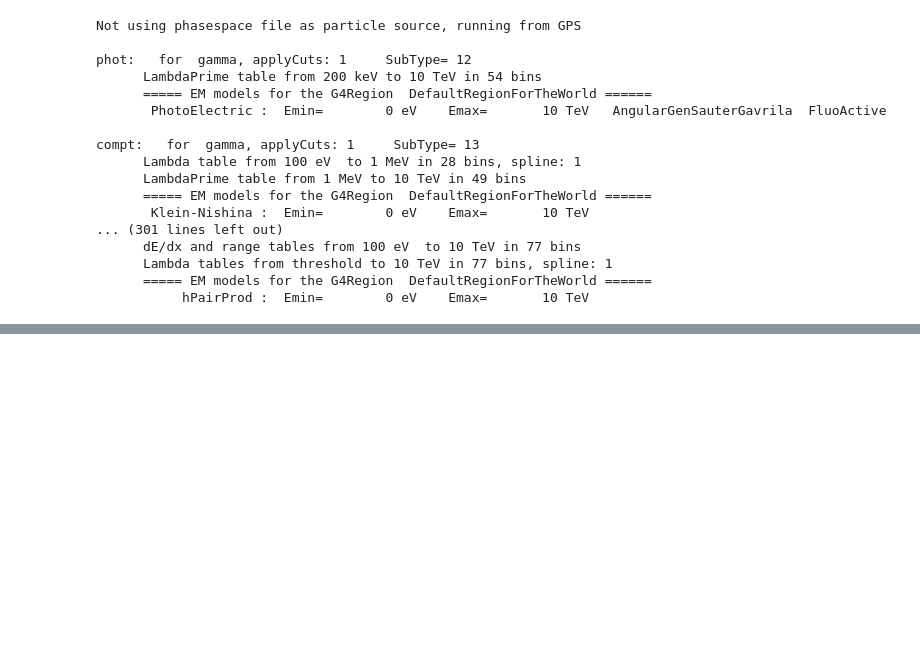
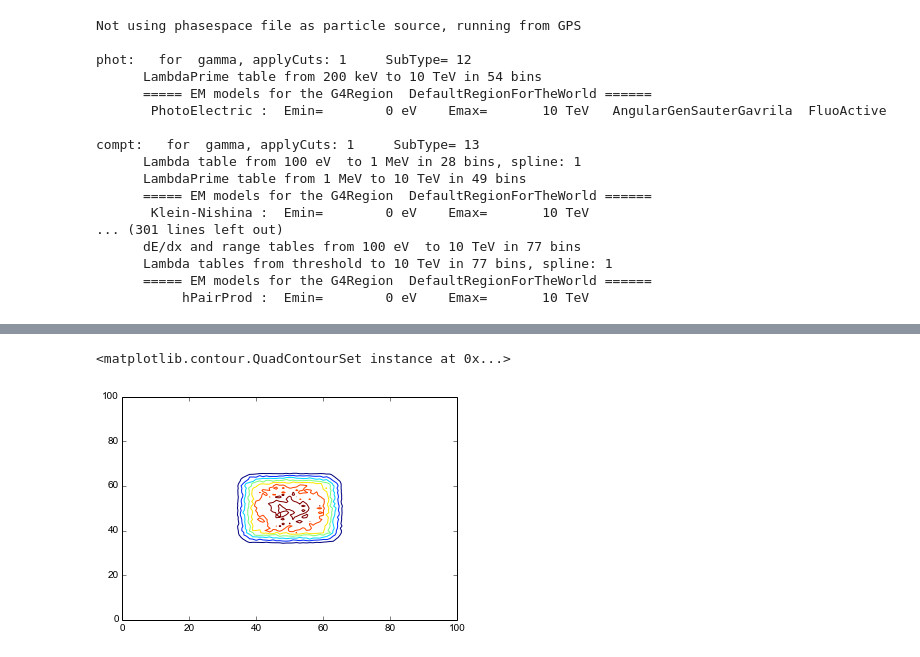
Before and after one commit to christopherpoole/linac, a Jupyter notebook: main.ipynb, the cells around one changed output, grey strips where cells are left out. Drawn from its saved outputs; the diff is of its cells as text; code cells hidden in the pictures; blank space fills up the shorter version.

```diff
--- a/main.ipynb
+++ b/main.ipynb
@@ -57,0 +75,5 @@ compt:   for  gamma, applyCuts: 1     SubType= 13
+# %%
+contour(energy[:,:,45])
+# %% [output]
+<matplotlib.contour.QuadContourSet instance at 0x...>
+[figure, added]
```
Also changed, not shown: parts of 10 cells of this notebook, 8 other files.
